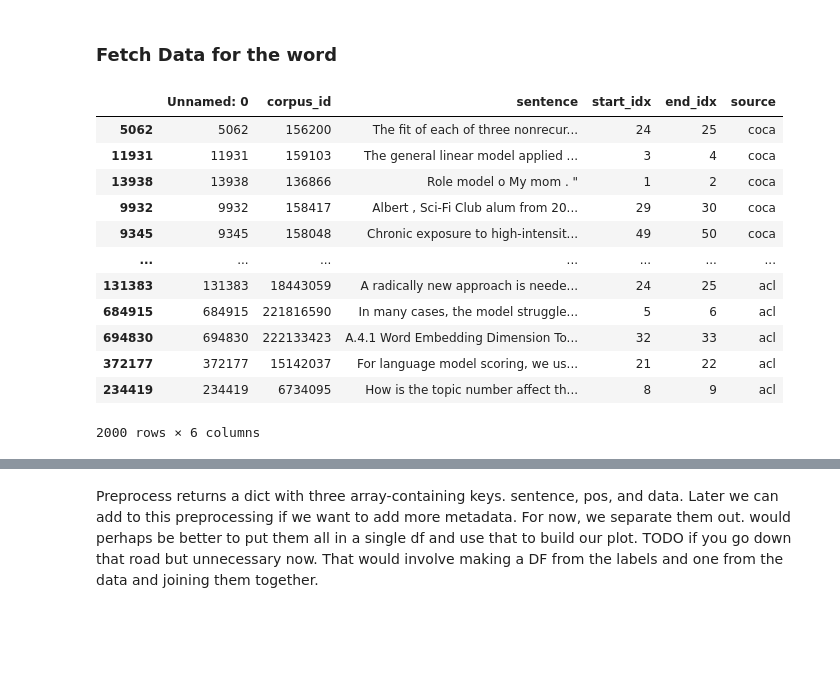
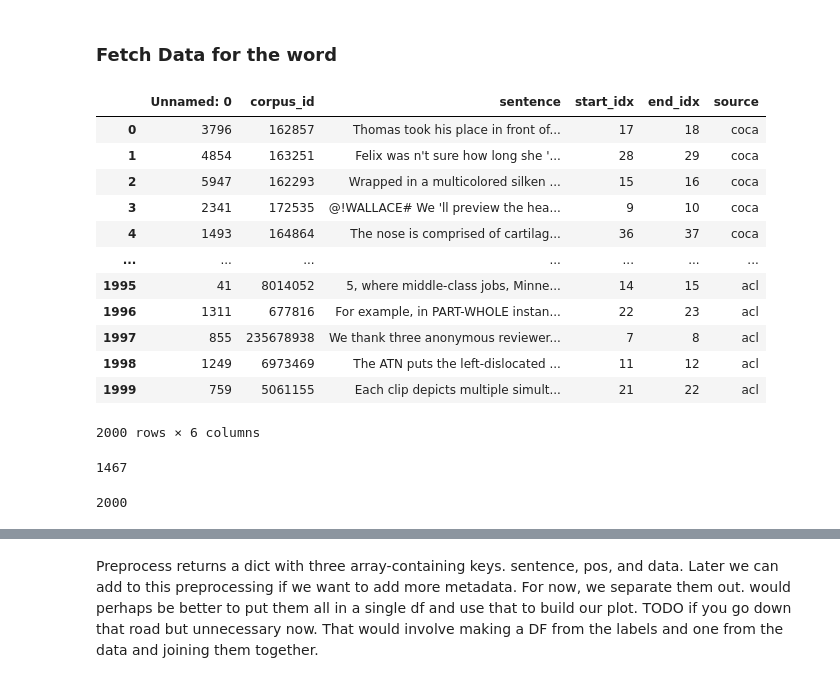
Before and after one commit to gchronis/acl_metapragmatics, a Jupyter notebook: visualization_tool_both_sources.ipynb, the cells around one changed output, grey strips where cells are left out. Saved outputs shown, nothing was run; the diff lists cells and outputs as text; code cells hidden in the pictures; blank space fills up the shorter version.

```diff
--- a/visualization_tool_both_sources.ipynb
+++ b/visualization_tool_both_sources.ipynb
@@ -54,51 +50,66 @@ device :  cpu
 ### Choose the word we want to visualize
 # %%
 sources = ["coca", "acl"]
-word = "model"
+word = "chair"
 k_means_n = 5
 # %% [markdown]
 ### Fetch Data for the word
 # %%
 dfs = []
 for source in sources:
     df = pd.read_csv('./collected_tokens/{}/{}.csv'.format(source,word))
     df['source'] = source
 
-    # get senteces that are less than 150 in length
-    df[
-        df["sentence"].apply(lambda x: len(x) > 100)
-    ]
+    # # get senteces that are less than 150 in length
+    # df[
+    #     df["sentence"].apply(lambda x: len(x) > 100)
+    # ]
+    # # filter out super long sentences that will be > 500 tokens (about ~4 chars a token)
+    # df[
+    #     df["sentence"].apply(lambda x: len(x) < 1200)
+    #]
+    df= df[df['sentence'].str.len() > 100]
+    df= df[df['sentence'].str.len() <= 2000]
 
     # get senteces that are less than 150 in length
     df["sentence"] = df["sentence"].apply(lambda x: x.encode('ascii', 'ignore').decode('ascii', 'ignore'))
 
     ####### REAL ######
     # Take at most 200 sentences.
     sample_df = df.sample(1000, random_state=42) # use a fixed seed for reproducibility
 
     ##### DEBUG########
     # Take at most 2 sentences.
     #sample_df = df.sample(200)
 
     dfs.append(sample_df)
 
 
 df = pd.concat(dfs)
+df = df.reset_index(drop=True)
 df
 # %% [output]
 |  | Unnamed: 0 | corpus_id | sentence | start_idx | end_idx | source |
-| 5062 | 5062 | 156200 | The fit of each of three nonrecur... | 24 | 25 | coca |
-| 11931 | 11931 | 159103 | The general linear model applied ... | 3 | 4 | coca |
-| 13938 | 13938 | 136866 | Role model o My mom . " | 1 | 2 | coca |
-| 9932 | 9932 | 158417 | Albert , Sci-Fi Club alum from 20... | 29 | 30 | coca |
-| 9345 | 9345 | 158048 | Chronic exposure to high-intensit... | 49 | 50 | coca |
+| 0 | 3796 | 162857 | Thomas took his place in front of... | 17 | 18 | coca |
+| 1 | 4854 | 163251 | Felix was n't sure how long she '... | 28 | 29 | coca |
+| 2 | 5947 | 162293 | Wrapped in a multicolored silken ... | 15 | 16 | coca |
+| 3 | 2341 | 172535 | @!WALLACE# We 'll preview the hea... | 9 | 10 | coca |
+| 4 | 1493 | 164864 | The nose is comprised of cartilag... | 36 | 37 | coca |
 | ... | ... | ... | ... | ... | ... | ... |
-| 131383 | 131383 | 18443059 | A radically new approach is neede... | 24 | 25 | acl |
-| 684915 | 684915 | 221816590 | In many cases, the model struggle... | 5 | 6 | acl |
-| 694830 | 694830 | 222133423 | A.4.1 Word Embedding Dimension To... | 32 | 33 | acl |
-| 372177 | 372177 | 15142037 | For language model scoring, we us... | 21 | 22 | acl |
-| 234419 | 234419 | 6734095 | How is the topic number affect th... | 8 | 9 | acl |
+| 1995 | 41 | 8014052 | 5, where middle-class jobs, Minne... | 14 | 15 | acl |
+| 1996 | 1311 | 677816 | For example, in PART-WHOLE instan... | 22 | 23 | acl |
+| 1997 | 855 | 235678938 | We thank three anonymous reviewer... | 7 | 8 | acl |
+| 1998 | 1249 | 6973469 | The ATN puts the left-dislocated ... | 11 | 12 | acl |
+| 1999 | 759 | 5061155 | Each clip depicts multiple simult... | 21 | 22 | acl |
 2000 rows × 6 columns
+# %%
+# longest sentence is X
+max(df['sentence'].str.len())
+# %% [output]
+1467
 # %%
 sample_df = df
+len(sample_df)
+# %% [output]
+2000
 # %%
```
Also changed, not shown: parts of 15 cells of this notebook.
